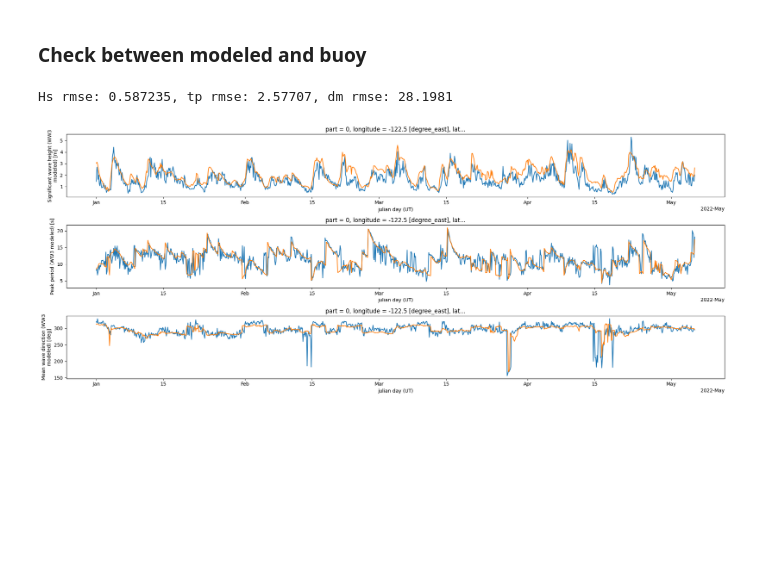
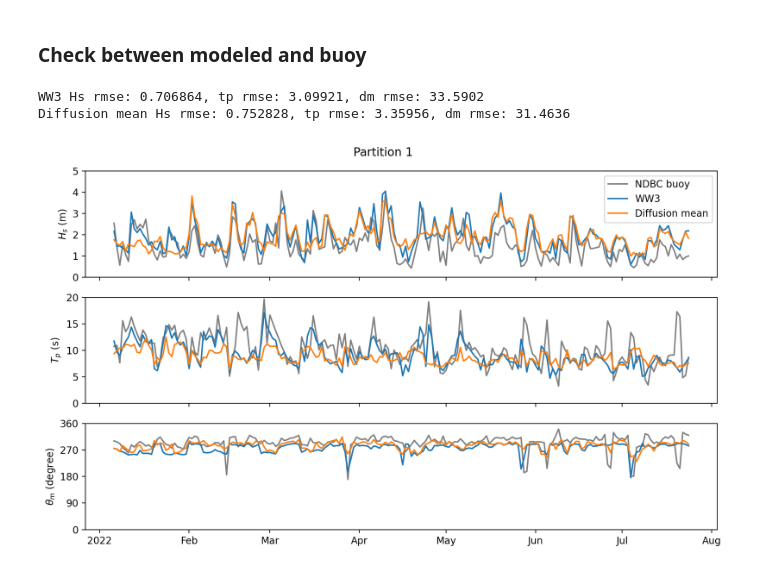
Before and after one commit to jiarong-wu/wavediffusion, a Jupyter notebook: data/NDBC/buoy.ipynb, the cells around one changed output. Cells and saved outputs as stored; diff of their text form; code cells hidden in the pictures; blank space fills up the shorter version.

Commit message:
Buoy and receptive field.

```diff
--- a/data/NDBC/buoy.ipynb
+++ b/data/NDBC/buoy.ipynb
@@ -150,23 +157,62 @@ plt.tight_layout()
 # %%
 dsp = xr.open_dataset('/pscratch/sd/j/jiarongw/wave_data/NDBC/ww3_buoy_partitioned_46042_2022.nc')
 dsp = dsp.fillna(0)
+dsm = xr.open_dataset('/pscratch/sd/j/jiarongw/wave_data/NDBC/diffusion_46042_2022.nc')
+
+dayoff = 5
+dsm['hs_buoy'] = dsp.hs.isel(time=slice(dayoff*8, len(dsm.time)*8+dayoff*8, 8))
+dsm['tp_buoy'] = dsp.tp.isel(time=slice(dayoff*8, len(dsm.time)*8+dayoff*8, 8))
+dsm['dm_buoy'] = dsp.dm.isel(time=slice(dayoff*8, len(dsm.time)*8+dayoff*8, 8))
+dsm = dsm.rename({'hs_truth':'hs_ww3', 'tp_truth':'tp_ww3', 'dm_truth':'dm_ww3'})
+
+#### In case need to offset timestamp
+# dsm['time'] = dsm['time'] + pd.Timedelta(hours=24)
+#### Check NaNs
+# for var in dsm.data_vars:
+#     has_nan = dsm[var].isnull().any().item()
+#     print(f"{var}: {has_nan}")
 # %%
-fig, axes = plt.subplots(3, 1, figsize=[20, 8])
+fig, axes = plt.subplots(3, 1, figsize=[10, 6], dpi=200, sharex=True)
 
 p = 0
-dsp.hs.isel(part=p, time=slice(0, 1000)).plot(ax=axes[0])
-dsp.hs_m.isel(part=p, time=slice(0, 1000)).plot(ax=axes[0])
-dsp.tp.isel(part=p, time=slice(0, 1000)).plot(ax=axes[1])
-dsp.tp_m.isel(part=p, time=slice(0, 1000)).plot(ax=axes[1])
-dsp.dm.isel(part=p, time=slice(0, 1000)).plot(ax=axes[2])
-dsp.dm_m.isel(part=p, time=slice(0, 1000)).plot(ax=axes[2])
+dsm.hs_buoy.isel(part=p, time=slice(0,200)).plot(ax=axes[0], c='gray', label='NDBC buoy')
+dsm.hs_ww3.isel(part=p, time=slice(0,200)).plot(ax=axes[0], label='WW3')
+dsm.hs_mean.isel(part=p, time=slice(0,200)).plot(ax=axes[0], label='Diffusion mean')
+dsm.tp_buoy.isel(part=p, time=slice(0,200)).plot(ax=axes[1], c='gray')
+dsm.tp_ww3.isel(part=p, time=slice(0,200)).plot(ax=axes[1])
+dsm.tp_mean.isel(part=p, time=slice(0,200)).plot(ax=axes[1])
+dsm.dm_buoy.isel(part=p, time=slice(0,200)).plot(ax=axes[2], c='gray')
+dsm.dm_ww3.isel(part=p, time=slice(0,200)).plot(ax=axes[2])
+dsm.dm_mean.isel(part=p, time=slice(0,200)).plot(ax=axes[2])
+
+plt.tight_layout()
+axes[0].legend()
+for ax in axes:
+    ax.set_title('')
+    ax.set_xlabel('')
+axes[0].set_ylabel('$H_s$ (m)')
+axes[1].set_ylabel('$T_p$ (s)')
+axes[2].set_ylabel(r'$\theta_m$ (degree)')
+axes[0].set_ylim([0, 5])
+axes[1].set_ylim([0,20])
+axes[2].set_ylim([0, 360]); axes[2].set_yticks([0, 90, 180, 270, 360])
+fig.suptitle('Partition 1')
 plt.tight_layout()
 
-rmse1 = np.mean((dsp.hs_m.isel(part=p).values - dsp.hs.isel(part=p).values) ** 2) ** 0.5
-rmse2 = np.mean((dsp.tp_m.isel(part=p).values - dsp.tp.isel(part=p).values) ** 2) ** 0.5
-rmse3 = np.mean((dsp.dm_m.isel(part=p).values - dsp.dm.isel(part=p).values) ** 2) ** 0.5
-print('Hs rmse: %g, tp rmse: %g, dm rmse: %g' %(rmse1, rmse2, rmse3))
+rmse1 = np.mean((dsm.hs_ww3.isel(part=p).values - dsm.hs_buoy.isel(part=p).values) ** 2) ** 0.5
+rmse2 = np.mean((dsm.tp_ww3.isel(part=p).values - dsm.tp_buoy.isel(part=p).values) ** 2) ** 0.5
+rmse3 = np.mean((dsm.dm_ww3.isel(part=p).values - dsm.dm_buoy.isel(part=p).values) ** 2) ** 0.5
+print('WW3 Hs rmse: %g, tp rmse: %g, dm rmse: %g' %(rmse1, rmse2, rmse3))
+rmse1 = np.mean((dsm.hs_mean.isel(part=p).values - dsm.hs_buoy.isel(part=p).values) ** 2) ** 0.5
+rmse2 = np.mean((dsm.tp_mean.isel(part=p).values - dsm.tp_buoy.isel(part=p).values) ** 2) ** 0.5
+rmse3 = np.mean((dsm.dm_mean.isel(part=p).values - dsm.dm_buoy.isel(part=p).values) ** 2) ** 0.5
+print('Diffusion mean Hs rmse: %g, tp rmse: %g, dm rmse: %g' %(rmse1, rmse2, rmse3))
+# rmse1 = np.mean((dsm.hs_sample.isel(part=p).values - dsm.hs_buoy.isel(part=p).values) ** 2) ** 0.5
+# rmse2 = np.mean((dsm.tp_sample.isel(part=p).values - dsm.tp_buoy.isel(part=p).values) ** 2) ** 0.5
+# rmse3 = np.mean((dsm.dm_sample.isel(part=p).values - dsm.dm_buoy.isel(part=p).values) ** 2) ** 0.5
+# print('Diffusion sample Hs rmse: %g, tp rmse: %g, dm rmse: %g' %(rmse1, rmse2, rmse3))
 # %% [output]
-Hs rmse: 0.587235, tp rmse: 2.57707, dm rmse: 28.1981
+WW3 Hs rmse: 0.706864, tp rmse: 3.09921, dm rmse: 33.5902
+Diffusion mean Hs rmse: 0.752828, tp rmse: 3.35956, dm rmse: 31.4636
-[figure, old version]
+[figure, new version]
 # %%
```
Also changed, not shown: parts of 6 cells of this notebook, 7 other files.
